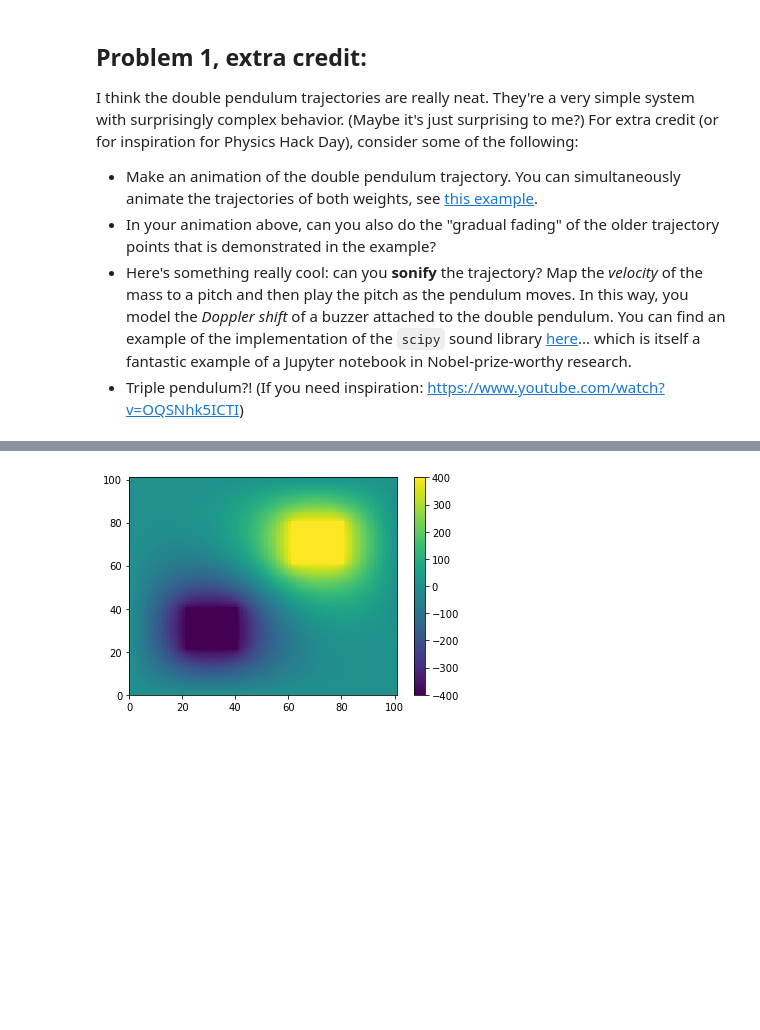
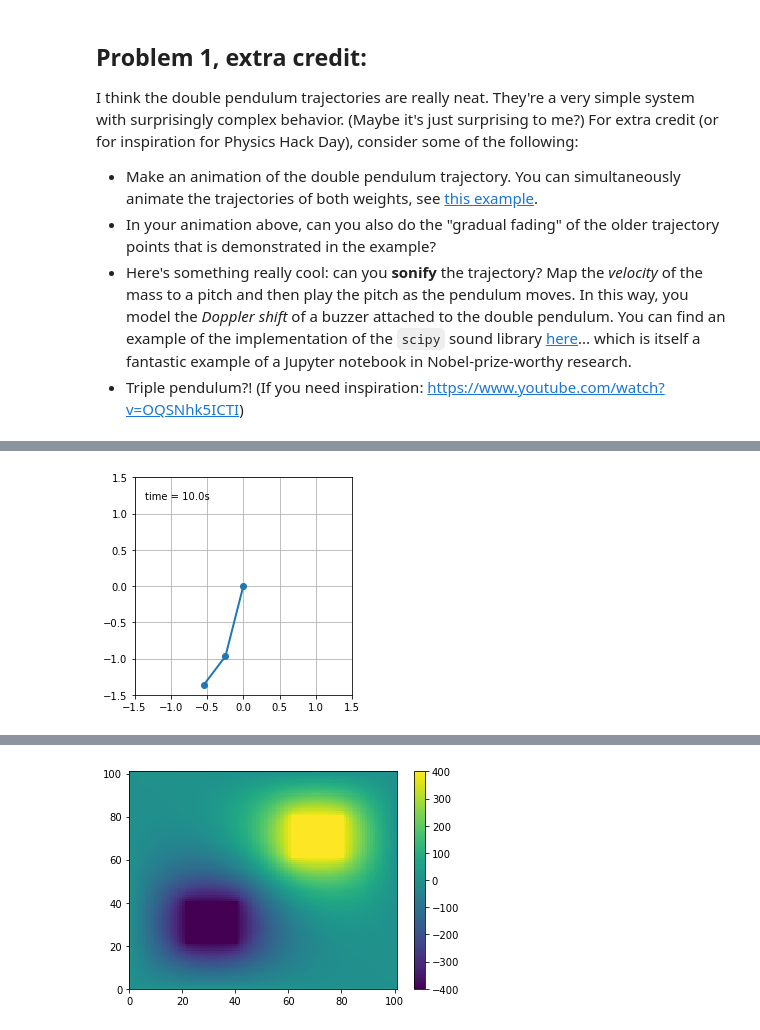
Before and after one commit to TWaddleton/Homework05, a Jupyter notebook: Homework 5.ipynb, the cells around one changed output, grey strips where cells are left out. Drawn from its saved outputs; the diff is of its cells as text; code cells hidden in the pictures; blank space fills up the shorter version.

Commit message:
Animation + sound attempt

```diff
--- a/Homework 5.ipynb
+++ b/Homework 5.ipynb
@@ -232,3 +232,60 @@ I think the double pendulum trajectories are really neat. They're a very simple
 * In your animation above, can you also do the "gradual fading" of the older trajectory points that is demonstrated in the example?
 * Here's something really cool: can you **sonify** the trajectory? Map the *velocity* of the mass to a pitch and then play the pitch as the pendulum moves. In this way, you model the *Doppler shift* of a buzzer attached to the double pendulum. You can find an example of the implementation of the `scipy` sound library <a href="https://losc.ligo.org/s/events/GW150914/GW150914_tutorial.html">here</a>... which is itself a fantastic example of a Jupyter notebook in Nobel-prize-worthy research.
 * Triple pendulum?! (If you need inspiration: https://www.youtube.com/watch?v=OQSNhk5ICTI)
+# %%
+%matplotlib inline
+from matplotlib import animation, rc
+from IPython.display import HTML
+
+t_final = 10.0
+dt = 0.05
+t_points = np.arange(0, t_final, dt)
+
+theta1_0 = pi/2
+theta2_0 = pi/2
+omega1_0 = 0.0
+omega2_0 = 0.0
+L_1 = 1.0
+L_2 = 0.5
+m_1 = 1.0
+m_2 = 0.2
+M = m_1 + m_2
+L = L_1 + L_2
+
+times, thetas1, thetas2, omegas1, omegas2 = time_and_angles_double_style()
+
+x1_position = L_1*np.sin(thetas1)
+y1_position = -L_1*np.cos(thetas1)
+
+x2_position = L_1*np.sin(thetas1) + L_2*np.sin(thetas2)
+y2_position = -L_1*np.cos(thetas1) - L_2*np.cos(thetas2)
+
+# First set up the figure, the axis, and the plot element we want to animate
+fig = plt.figure()
+ax = fig.add_subplot(111, autoscale_on=False, xlim=(-L, L), ylim=(-L, L))
+ax.axes.set_aspect('equal')
+ax.grid()
+
+line, = ax.plot([], [], 'o-', lw=2)
+time_template = 'time = %.1fs'
+time_text = ax.text(0.05, 0.9, '', transform=ax.transAxes)
+
+# initialization function: plot the background of each frame
+def init():
+    line.set_data([], [])
+    time_text.set_text('')
+    return line, time_text
+
+
+# animation function. This is called sequentially
+def animate(i):
+    x = [0, x1_position[i], x2_position[i]]
+    y = [0, y1_position[i], y2_position[i]]
+    line.set_data(x, y)
+    time_text.set_text(time_template % (i*dt))
+    return line, time_text
+
+anim = animation.FuncAnimation(fig, animate, np.arange(1, len(thetas1)), init_func=init,  interval=25, blit=True)
+
+HTML(anim.to_html5_video())
+# %% [output]
@@ -234,0 +293 @@ I think the double pendulum trajectories are really neat. They're a very simple
+[figure, added]
```
Also changed, not shown: parts of 5 cells of this notebook.
